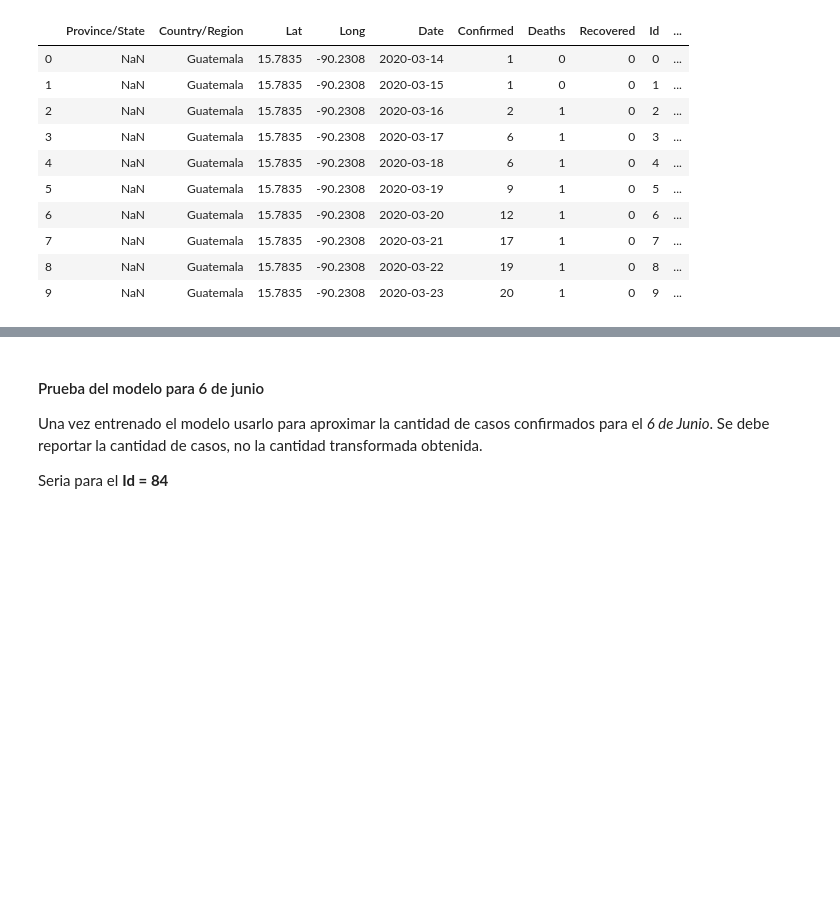
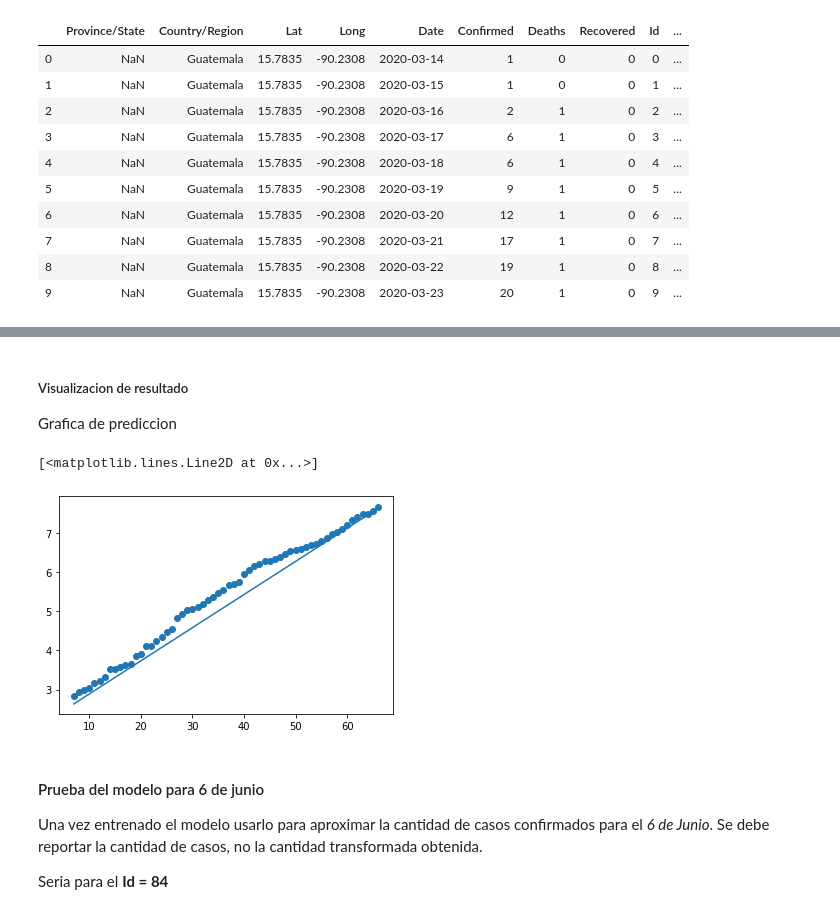
Before and after one commit to HectorMendia/StatisticalLearning1, a Jupyter notebook: Tarea2_regresion_polinomial.ipynb, the cells around one changed output, grey strips where cells are left out. Saved outputs shown, nothing was run; the diff lists cells and outputs as text; code cells hidden in the pictures; blank space fills up the shorter version.

```diff
--- a/Tarea2_regresion_polinomial.ipynb
+++ b/Tarea2_regresion_polinomial.ipynb
@@ -126,10 +126,13 @@ tf.reset_default_graph()
 
 # valores iniciales
 init_b0 = 0
-init_b1 = 0
-lr = 0.0008
-iteracciones = 15
-
+init_b1 = 2
+lr = 0.0005
+status = 5
+largo = len(GT_confirmed_post24["Id"])
+batch_size = 5
+epochs = 100
+iteraciones = int(largo/batch_size)
 gd = GradientDesend(init_b0,init_b1)
 
 dat_x = tf.placeholder(tf.float32,[None,2],"Value_x")
@@ -145,15 +148,22 @@ x = np.hstack((np.expand_dims(GT_confirmed_post24["Id"],1),np.expand_dims(nc,1))
 error_summary = tf.summary.scalar('error', gd.error)
 
 with tf.train.MonitoredSession() as session:
-    localdir = "logs_tarea2/gradient_" + datetime.now().strftime("%Y%m%d-%H%M%S") + "_lr=" + str(lr) + "_b0="+ str(init_b0) + "_b1="+ str(init_b1)
+    localdir = "logs_tarea2/MiniBgradient_" + datetime.now().strftime("%Y%m%d-%H%M%S") + "_lr=" + str(lr) + "_b0="+ str(init_b0) + "_b1="+ str(init_b1)
+    writer = tf.summary.FileWriter(localdir , session.graph)
 
-    feed_dict = {dat_x:x, dat_y:GT_confirmed_post24["Ln_confirmed"]}
-    writer = tf.summary.FileWriter(localdir , session.graph)
-    for i in range(iteracciones):
-        session.run(step,feed_dict=feed_dict)
-        summary = session.run(error_summary,feed_dict=feed_dict)
-        writer.add_summary(summary, i)
 
+    for i in range(epochs):
+        for j in range(iteraciones):
+            inicio = j * batch_size
+            fin = inicio + batch_size
+
+            feed_dict = {dat_x:x[inicio:fin], dat_y:GT_confirmed_post24["Ln_confirmed"][inicio:fin]}
+            session.run(step,feed_dict=feed_dict)
+            summary = session.run(error_summary,feed_dict=feed_dict)
+            writer.add_summary(summary, i)
+        if i%status ==0:
+            b0,b1,error = session.run([gd.b0,gd.b1,gd.error],feed_dict=feed_dict)
+            print(b0,b1,error)
 
 
     b0,b1,error = session.run([gd.b0,gd.b1,gd.error],feed_dict=feed_dict)
@@ -166,3 +189,13 @@ y = 0.12136128544807434x + 0.014133050106465816 [3.5852770805358887]
+# %% [markdown]
+##### Visualizacion de resultado
+Grafica de prediccion
+# %%
+yhat = GT_confirmed_post24["Id"] * b0 + b1
+plt.scatter(GT_confirmed_post24["Id"],GT_confirmed_post24["Ln_confirmed"])
+plt.plot(GT_confirmed_post24["Id"],yhat,label=str(i))
+# %% [output]
+[<matplotlib.lines.Line2D at 0x...>]
+[figure, added]
 # %% [markdown]
 #### Prueba del modelo para 6 de junio
 
```
Also changed, not shown: parts of 21 cells of this notebook, 53 other files.
